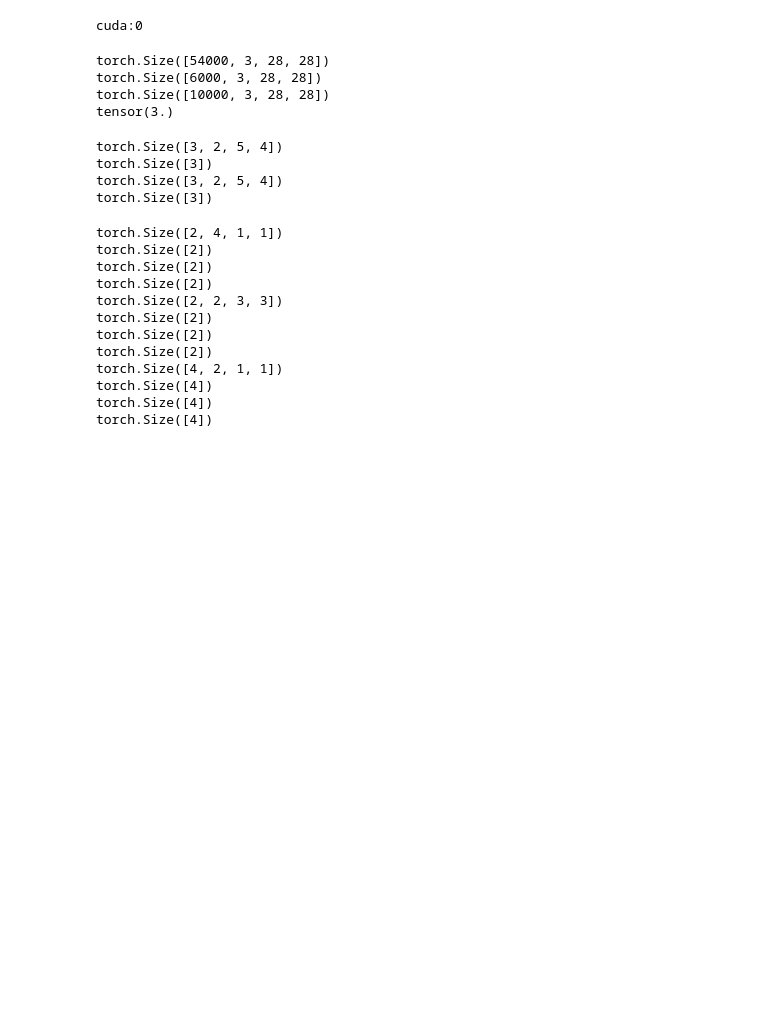
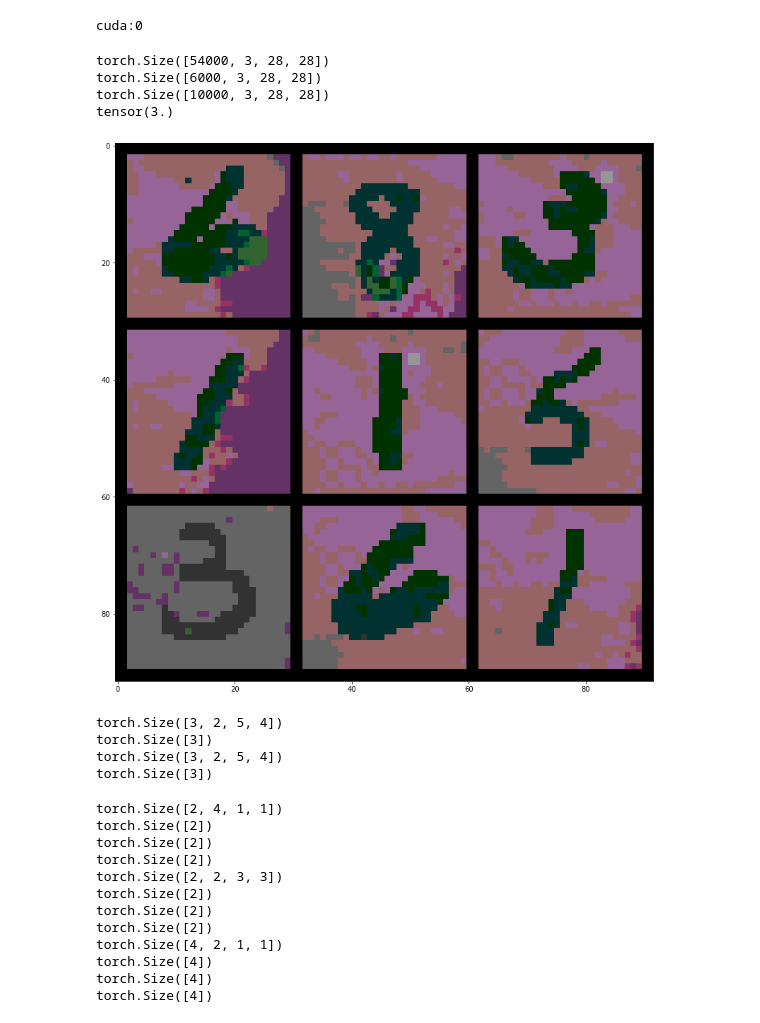
Before and after one commit to RamSaw/deep-unsupervised-learning, a Jupyter notebook: HW01_3.ipynb, the cells around one changed output. Saved outputs shown, nothing was run; the diff lists cells and outputs as text; code cells hidden in the pictures; blank space fills up the shorter version.

```diff
--- a/HW01_3.ipynb
+++ b/HW01_3.ipynb
@@ -46,6 +48,17 @@ torch.Size([54000, 3, 28, 28])
 torch.Size([6000, 3, 28, 28])
 torch.Size([10000, 3, 28, 28])
 tensor(3.)
+# %%
+def imshow(grid):
+    npimg = grid.cpu().numpy()
+    plt.figure(figsize=[14, 14])
+    plt.imshow(np.transpose(npimg, (2, 1, 0)) * 50)
+    plt.show()
+
+grid = torchvision.utils.make_grid(X_train[100:109].long(), nrow=3)
+imshow(grid)
+# %% [output]
+[figure, added]
 # %%
 class MaskedConv2d(nn.Conv2d):
     def __init__(self, mask_type, *args, **kwargs):
```
Also changed, not shown: parts of 9 cells of this notebook.
